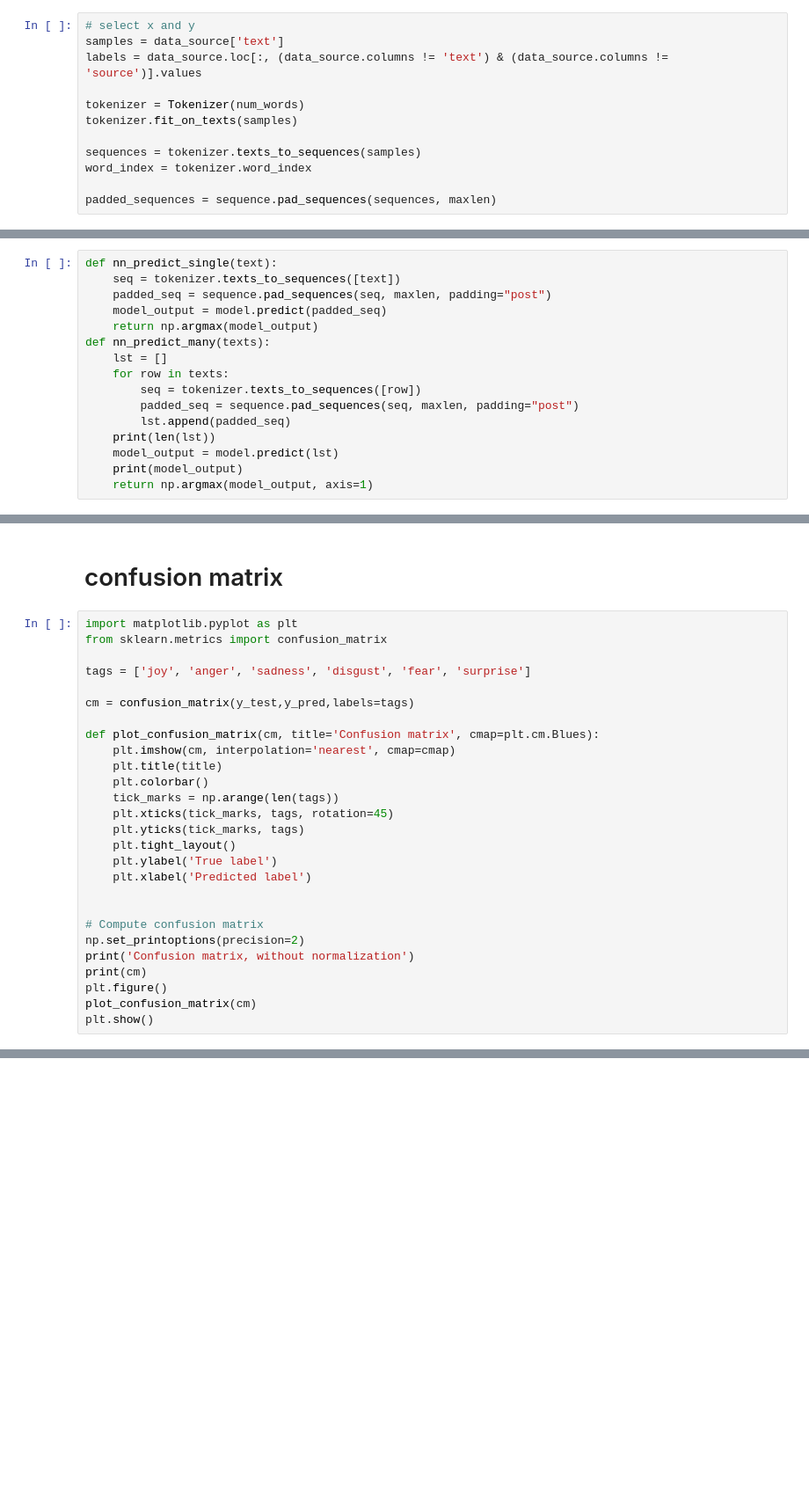
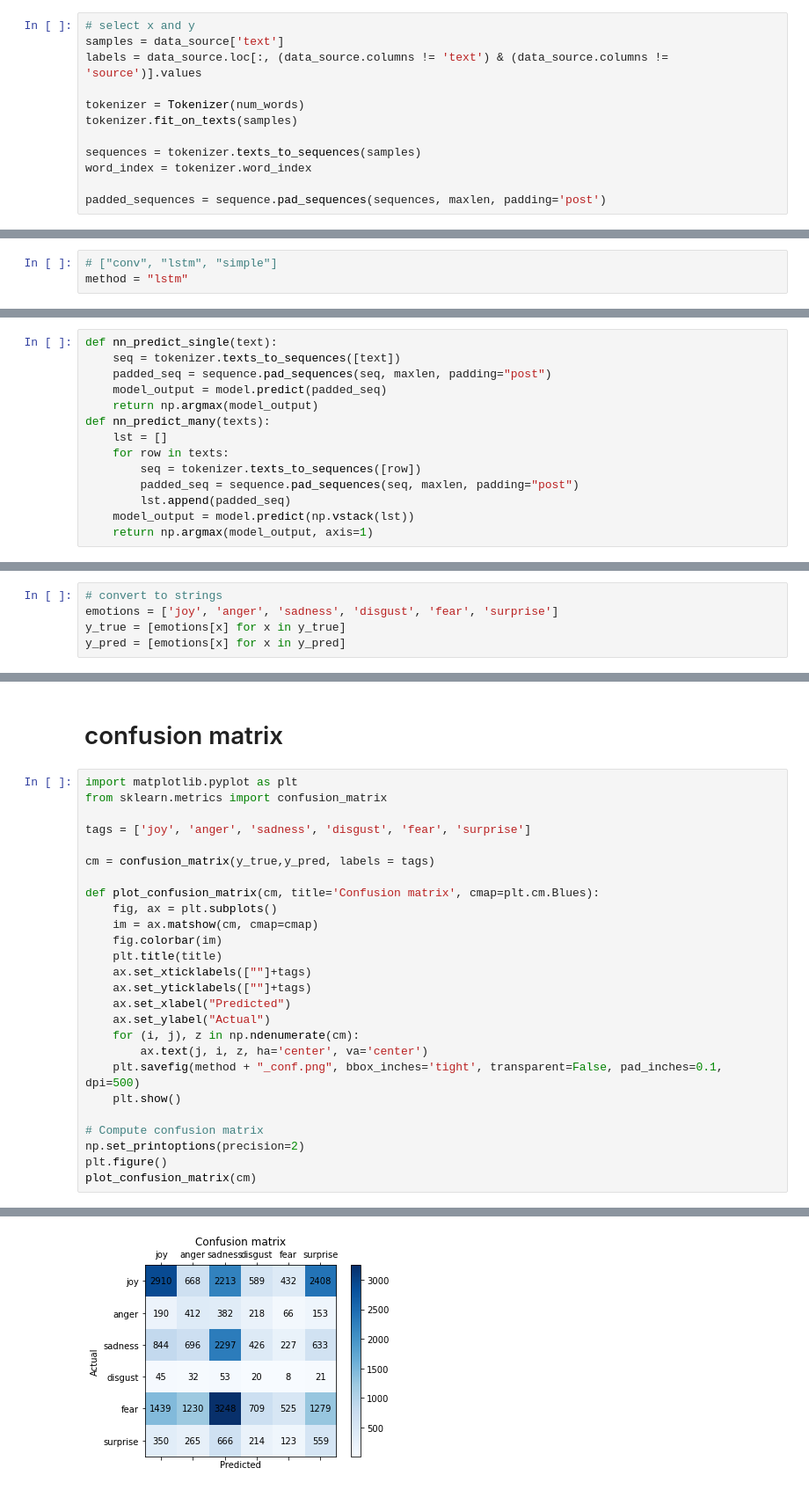
Before and after one commit to Stunkymonkey/emotion-analysis, a Jupyter notebook: excercise2/TEC+CrowdFlower.ipynb, the cells around one changed output, grey strips where cells are left out. Shown: that part at 88% size. Cells and saved outputs as stored; diff of their text form; blank space fills up the shorter version.

```diff
--- a/excercise2/TEC+CrowdFlower.ipynb
+++ b/excercise2/TEC+CrowdFlower.ipynb
@@ -69,7 +72,7 @@ tokenizer.fit_on_texts(samples)
 sequences = tokenizer.texts_to_sequences(samples)
 word_index = tokenizer.word_index
 
-padded_sequences = sequence.pad_sequences(sequences, maxlen)
+padded_sequences = sequence.pad_sequences(sequences, maxlen, padding='post')
 # %%
 f = open("glove.6B.100d.txt")
 for line in f:
@@ -136,0 +128,3 @@ Epoch 20/20
+# %%
+# ["conv", "lstm", "simple"]
+method = "lstm"
@@ -146,9 +211,7 @@ def nn_predict_many(texts):
         seq = tokenizer.texts_to_sequences([row])
         padded_seq = sequence.pad_sequences(seq, maxlen, padding="post")
         lst.append(padded_seq)
-    print(len(lst))
-    model_output = model.predict(lst)
-    print(model_output)
+    model_output = model.predict(np.vstack(lst))
     return np.argmax(model_output, axis=1)
 # %% [markdown]
 # history plot
@@ -218,3 +273,8 @@ KeyboardInterrupt:
+# %%
+# convert to strings
+emotions = ['joy', 'anger', 'sadness', 'disgust', 'fear', 'surprise']
+y_true = [emotions[x] for x in y_true]
+y_pred = [emotions[x] for x in y_pred]
 # %%
 from sklearn.metrics import classification_report
 from sklearn.metrics import f1_score
@@ -235,24 +314,24 @@ from sklearn.metrics import confusion_matrix
 
 tags = ['joy', 'anger', 'sadness', 'disgust', 'fear', 'surprise']
 
-cm = confusion_matrix(y_test,y_pred,labels=tags)
+cm = confusion_matrix(y_true,y_pred, labels = tags)
 
 def plot_confusion_matrix(cm, title='Confusion matrix', cmap=plt.cm.Blues):
-    plt.imshow(cm, interpolation='nearest', cmap=cmap)
+    fig, ax = plt.subplots()
+    im = ax.matshow(cm, cmap=cmap)
+    fig.colorbar(im)
     plt.title(title)
-    plt.colorbar()
-    tick_marks = np.arange(len(tags))
-    plt.xticks(tick_marks, tags, rotation=45)
-    plt.yticks(tick_marks, tags)
-    plt.tight_layout()
-    plt.ylabel('True label')
-    plt.xlabel('Predicted label')
-
+    ax.set_xticklabels([""]+tags)
+    ax.set_yticklabels([""]+tags)
+    ax.set_xlabel("Predicted")
+    ax.set_ylabel("Actual")
+    for (i, j), z in np.ndenumerate(cm):
+        ax.text(j, i, z, ha='center', va='center')
+    plt.savefig(method + "_conf.png", bbox_inches='tight', transparent=False, pad_inches=0.1,  dpi=500)
+    plt.show()
 
 # Compute confusion matrix
 np.set_printoptions(precision=2)
-print('Confusion matrix, without normalization')
-print(cm)
 plt.figure()
 plot_confusion_matrix(cm)
-plt.show()
+# %% [output]
@@ -258,0 +339 @@ plt.show()
+[figure, added]
```
Also changed, not shown: parts of 11 cells of this notebook.
